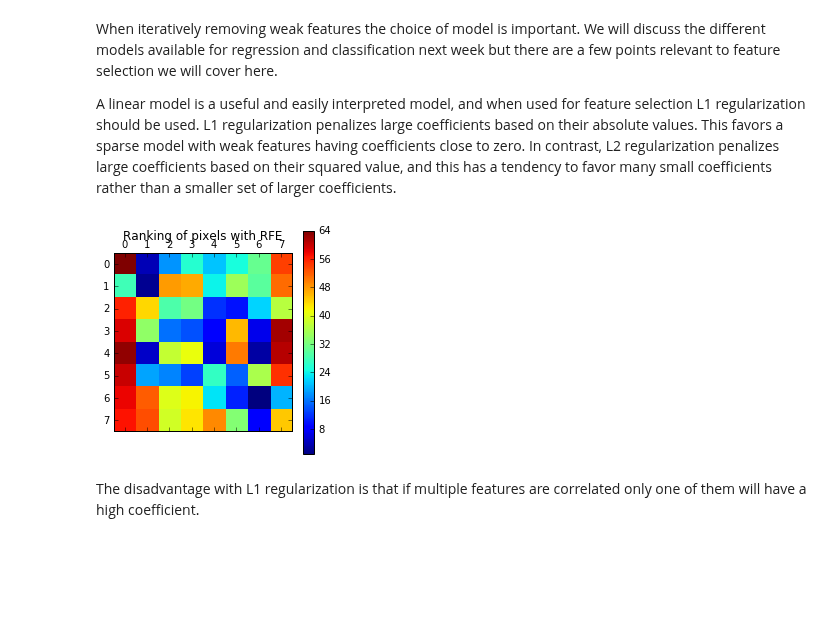
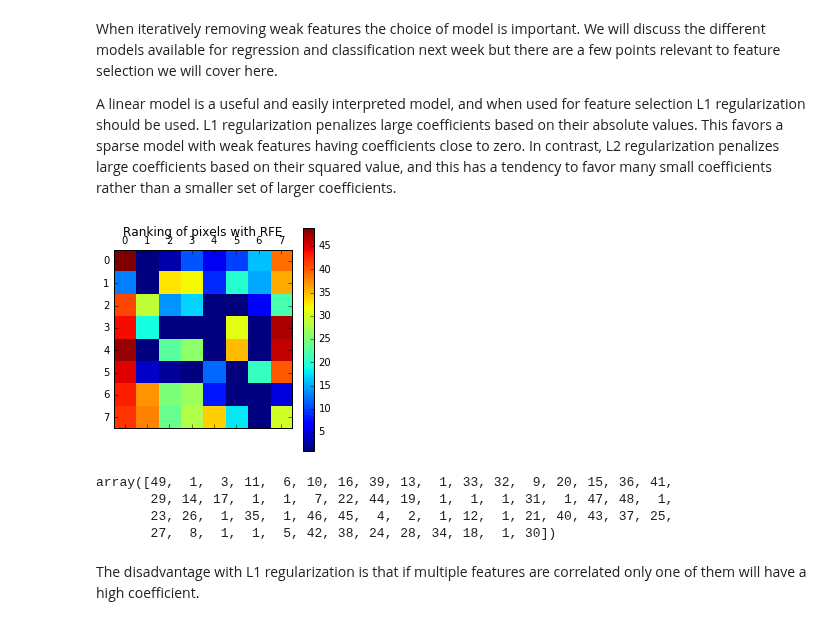
Before and after one commit to beyondvalence/biof509_wtl, a Jupyter notebook: Wk10-feature_selection_dimension_reduction_clustering/Wk10-dimensionality-reduction-clustering.ipynb, the cells around one changed output. Cells and saved outputs as stored; diff of their text form; code cells hidden in the pictures; blank space fills up the shorter version.

Commit message:
wk10 dimensionality reduction and clustering, added comments to recursive feature elimination for digits cell

```diff
--- a/Wk10-feature_selection_dimension_reduction_clustering/Wk10-dimensionality-reduction-clustering.ipynb
+++ b/Wk10-feature_selection_dimension_reduction_clustering/Wk10-dimensionality-reduction-clustering.ipynb
@@ -74,27 +74,34 @@ A linear model is a useful and easily interpreted model, and when used for featu
 # %%
 from sklearn import linear_model
 from sklearn.datasets import load_digits
 from sklearn.feature_selection import RFE
 
 
 # Load the digits dataset
 digits = load_digits()
 X = digits.images.reshape((len(digits.images), -1))
 y = digits.target
 
 # Create the RFE object and rank each pixel
 clf = linear_model.LogisticRegression(C=1.0, penalty='l1', tol=1e-6)
-rfe = RFE(estimator=clf, n_features_to_select=1, step=1) #rfe, recursive feature elimination
+rfe = RFE(estimator=clf, n_features_to_select=16, step=1) #rfe, recursive feature elimination
 rfe.fit(X, y)
 ranking = rfe.ranking_.reshape(digits.images[0].shape)
 
 # Plot pixel ranking
 plt.matshow(ranking)
 plt.colorbar()
 plt.title("Ranking of pixels with RFE")
 plt.show()
 # %% [output]
-[figure, old version]
+[figure, new version]
+# %%
+rfe.ranking_
+# %% [output]
+array([49,  1,  3, 11,  6, 10, 16, 39, 13,  1, 33, 32,  9, 20, 15, 36, 41,
+       29, 14, 17,  1,  1,  7, 22, 44, 19,  1,  1,  1, 31,  1, 47, 48,  1,
+       23, 26,  1, 35,  1, 46, 45,  4,  2,  1, 12,  1, 21, 40, 43, 37, 25,
+       27,  8,  1,  1,  5, 42, 38, 24, 28, 34, 18,  1, 30])
 # %% [markdown]
 The disadvantage with L1 regularization is that if multiple features are correlated only one of them will have a high coefficient.
 # %%
```
